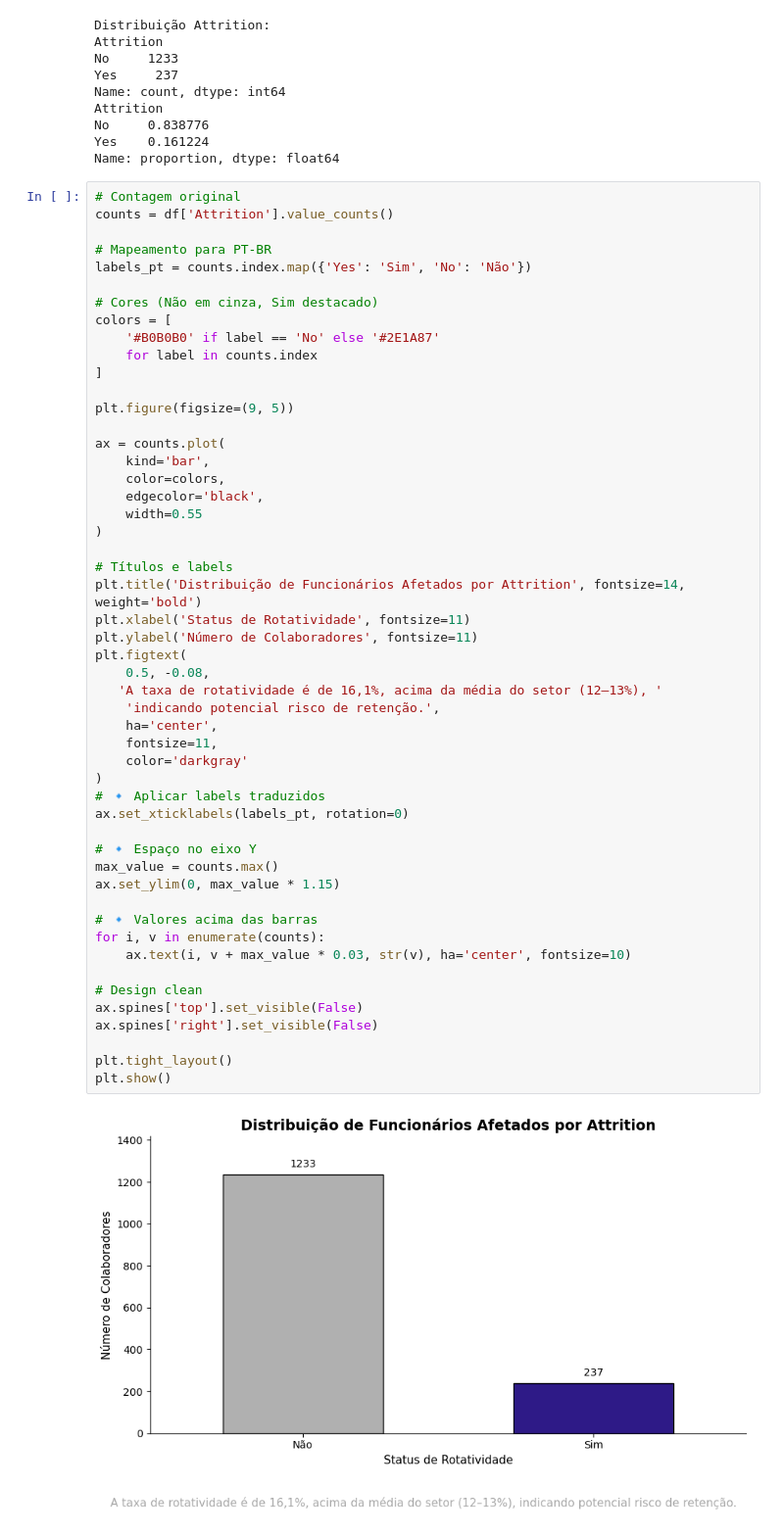
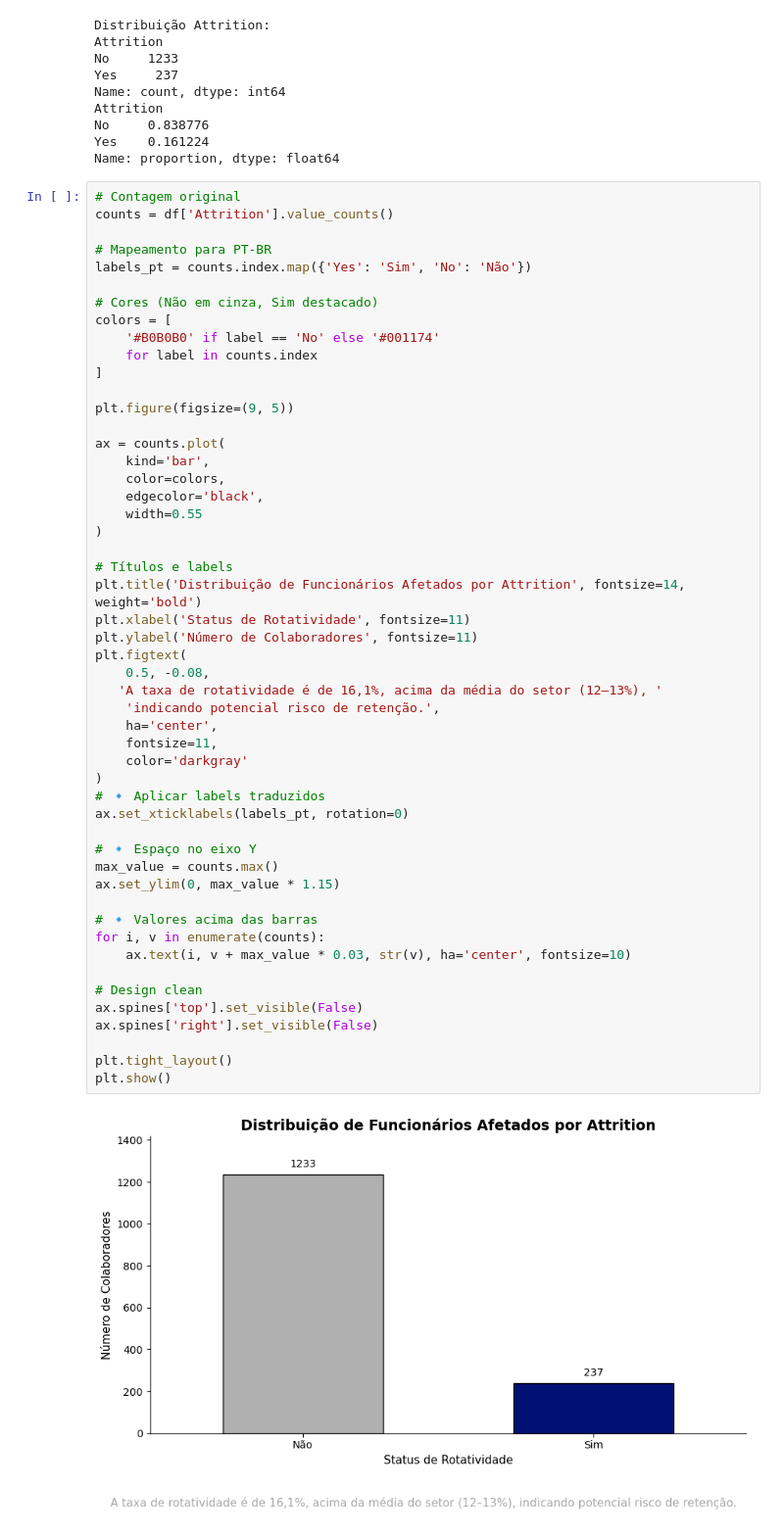
Before and after one commit to RafaelParraCoelho/Analise-Turnover-RH, a Jupyter notebook: notebooks/01_exploracao_inicial.ipynb, the cells around one changed output. Shown at 98% size. Cells and saved outputs as stored; diff of their text form.

```diff
--- a/notebooks/01_exploracao_inicial.ipynb
+++ b/notebooks/01_exploracao_inicial.ipynb
@@ -95,7 +95,7 @@ labels_pt = counts.index.map({'Yes': 'Sim', 'No': 'Não'})
 
 # Cores (Não em cinza, Sim destacado)
 colors = [
-    '#B0B0B0' if label == 'No' else '#2E1A87'
+    '#B0B0B0' if label == 'No' else '#001174'
     for label in counts.index
 ]
 
@@ -111,31 +111,31 @@ ax = counts.plot(
 # Títulos e labels
 plt.title('Distribuição de Funcionários Afetados por Attrition', fontsize=14, weight='bold')
 plt.xlabel('Status de Rotatividade', fontsize=11)
 plt.ylabel('Número de Colaboradores', fontsize=11)
 plt.figtext(
     0.5, -0.08,
    'A taxa de rotatividade é de 16,1%, acima da média do setor (12–13%), '
     'indicando potencial risco de retenção.',
     ha='center',
     fontsize=11,
     color='darkgray'
 )
 # 🔹 Aplicar labels traduzidos
 ax.set_xticklabels(labels_pt, rotation=0)
 
 # 🔹 Espaço no eixo Y
 max_value = counts.max()
 ax.set_ylim(0, max_value * 1.15)
 
 # 🔹 Valores acima das barras
 for i, v in enumerate(counts):
     ax.text(i, v + max_value * 0.03, str(v), ha='center', fontsize=10)
 
 # Design clean
 ax.spines['top'].set_visible(False)
 ax.spines['right'].set_visible(False)
 
 plt.tight_layout()
 plt.show()
 # %% [output]
-[figure, old version]
+[figure, new version]
```
Also changed, not shown: 2 other files.
